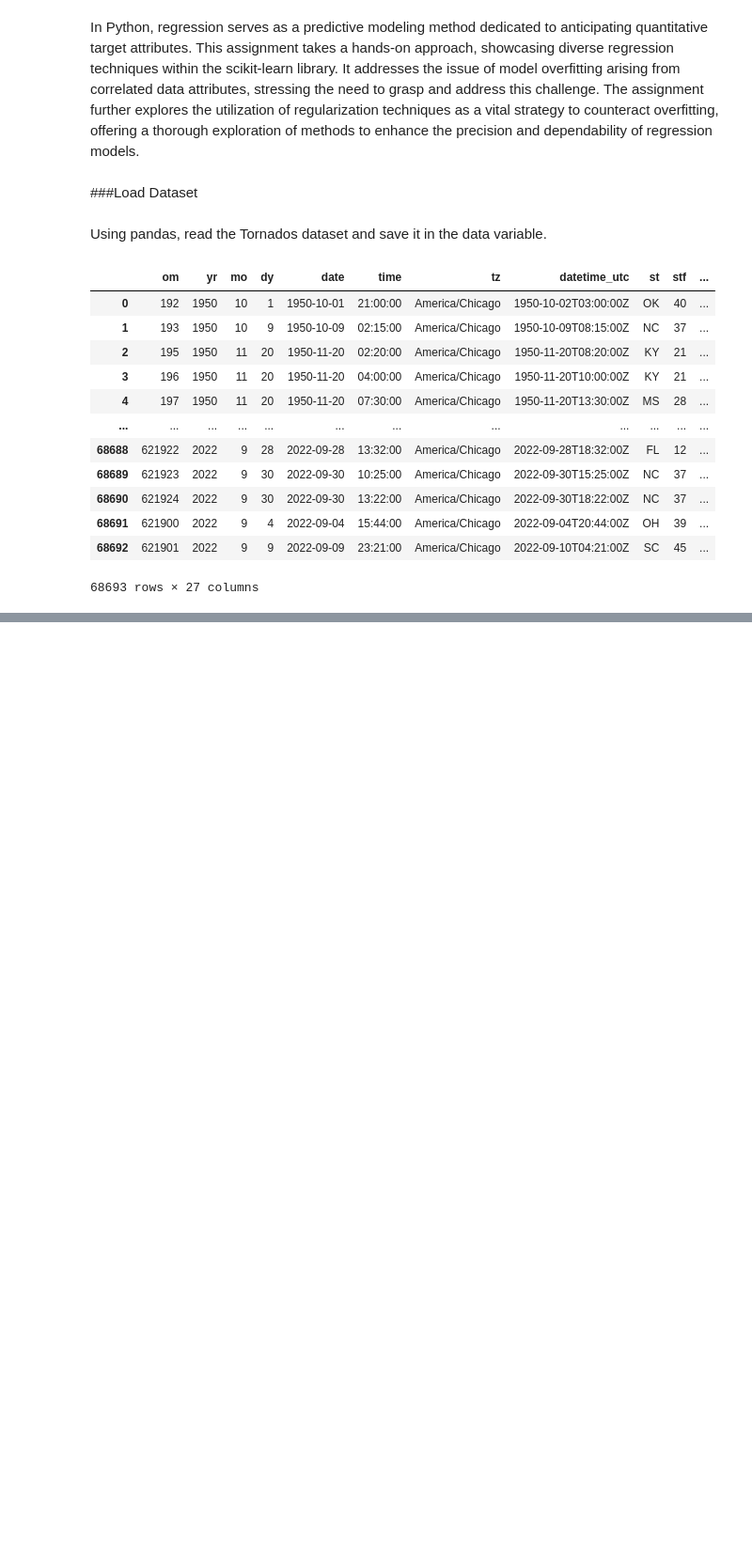
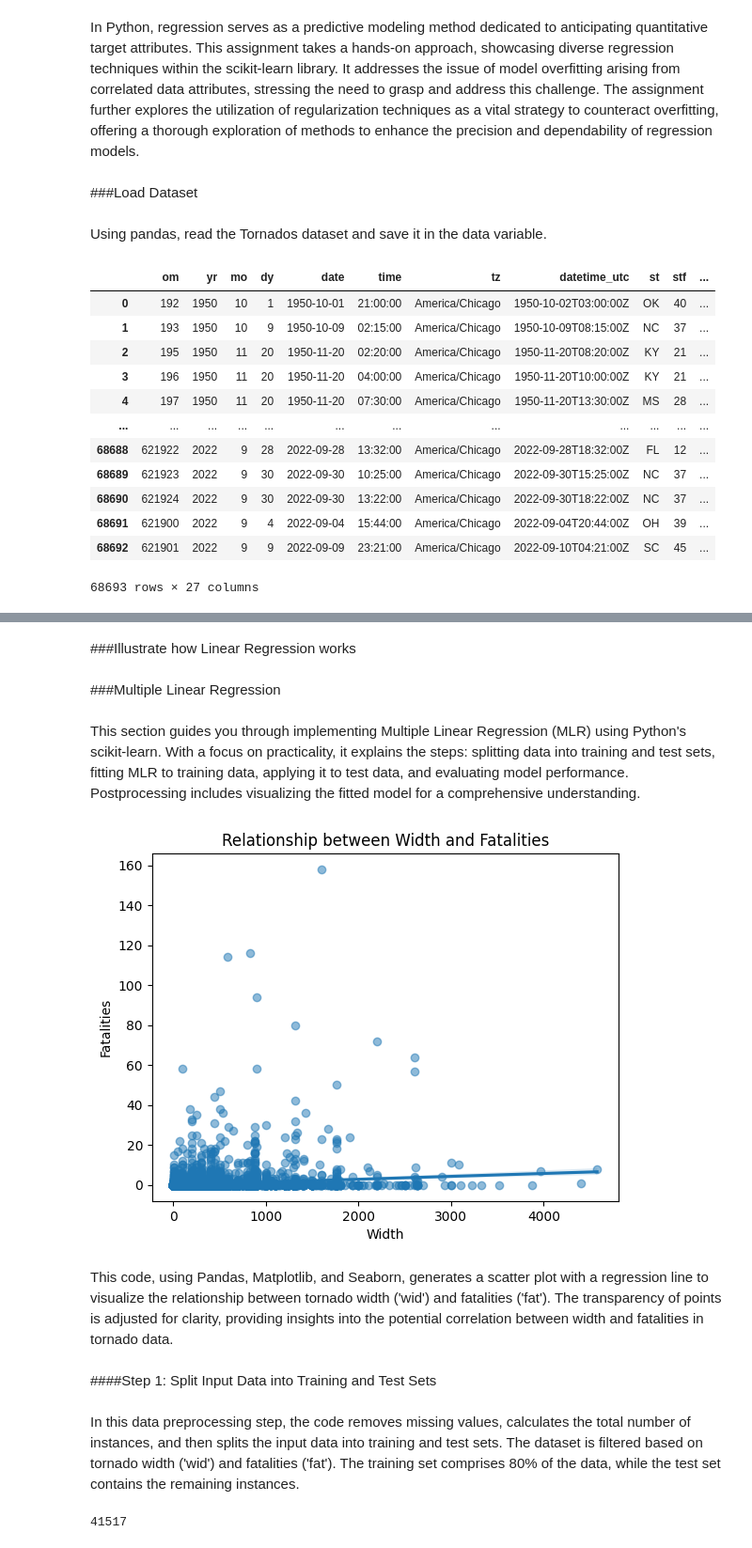
Before and after one commit to INFO-523-Exercises/hw-04-uditChaudhary, a Jupyter notebook: hw-04-uditChaudhary.ipynb, the cells around one changed output, grey strips where cells are left out. Shown at 94% size. Cells and saved outputs as stored; diff of their text form; code cells hidden in the pictures; blank space fills up the shorter version.

```diff
--- a/hw-04-uditChaudhary.ipynb
+++ b/hw-04-uditChaudhary.ipynb
@@ -36,0 +69,2 @@ data
+# %% [markdown]
+###Illustrate how Linear Regression works
@@ -36,0 +84,32 @@ data
+# %% [markdown]
+###Multiple Linear Regression
+# %% [markdown]
+This section guides you through implementing Multiple Linear Regression (MLR) using Python's scikit-learn. With a focus on practicality, it explains the steps: splitting data into training and test sets, fitting MLR to training data, applying it to test data, and evaluating model performance. Postprocessing includes visualizing the fitted model for a comprehensive understanding.
+# %%
+import pandas as pd
+import matplotlib.pyplot as plt
+import seaborn as sns
+
+numInstances = len(data)  # number of data instances
+
+# Plot
+sns.regplot(x ='wid', y='fat', data = data, scatter_kws={'alpha':0.5})
+plt.title('Relationship between Width and Fatalities')
+plt.xlabel('Width')
+plt.ylabel('Fatalities')
+plt.show()
+# %% [output]
+[figure, added]
+# %% [markdown]
+This code, using Pandas, Matplotlib, and Seaborn, generates a scatter plot with a regression line to visualize the relationship between tornado width ('wid') and fatalities ('fat'). The transparency of points is adjusted for clarity, providing insights into the potential correlation between width and fatalities in tornado data.
+# %% [markdown]
+####Step 1: Split Input Data into Training and Test Sets
+# %% [markdown]
+
+In this data preprocessing step, the code removes missing values, calculates the total number of instances, and then splits the input data into training and test sets. The dataset is filtered based on tornado width ('wid') and fatalities ('fat'). The training set comprises 80% of the data, while the test set contains the remaining instances.
+# %%
+data = data.dropna()
+numInstances = len(data)
+print(numInstances)
+# %% [output]
+41517
```
Also changed, not shown: parts of 53 cells of this notebook.
